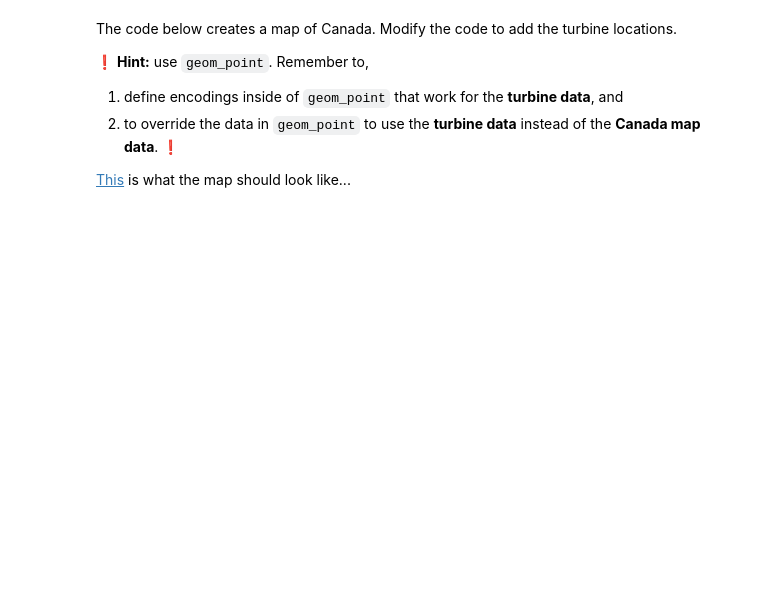
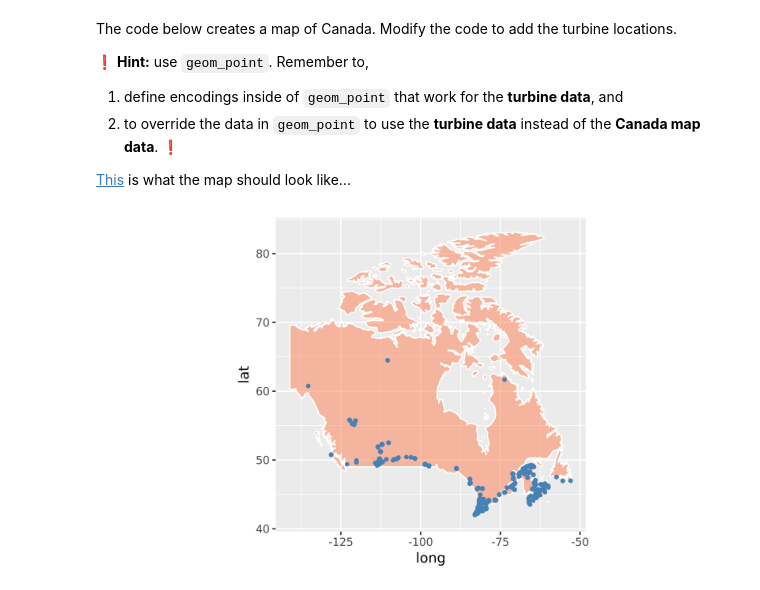
Before and after one commit to mengpan15/BIOS512-assignment, a Jupyter notebook: 04_BIOS512_assignment.ipynb, the cells around one changed output. Saved outputs shown, nothing was run; the diff lists cells and outputs as text; code cells hidden in the pictures; blank space fills up the shorter version.

```diff
--- a/04_BIOS512_assignment.ipynb
+++ b/04_BIOS512_assignment.ipynb
@@ -93,5 +81,7 @@ The code below creates a map of Canada. Modify the code to add the turbine locat
 # %%
 ggplot(data = canada) +
     geom_polygon(aes(x = long, y = lat, group = group), fill = 'coral', color = "white", alpha = 0.5) +
     coord_quickmap()+
-geom_point(data=turbine_sort,aes(x=longitude,y=latitude),color='darkblue')
+geom_point(data=wind_sort,aes(x=longitude,y=latitude),color='steelblue',size=1)
+# %% [output]
+[figure, added]
```
Also changed, not shown: parts of 10 cells of this notebook.
